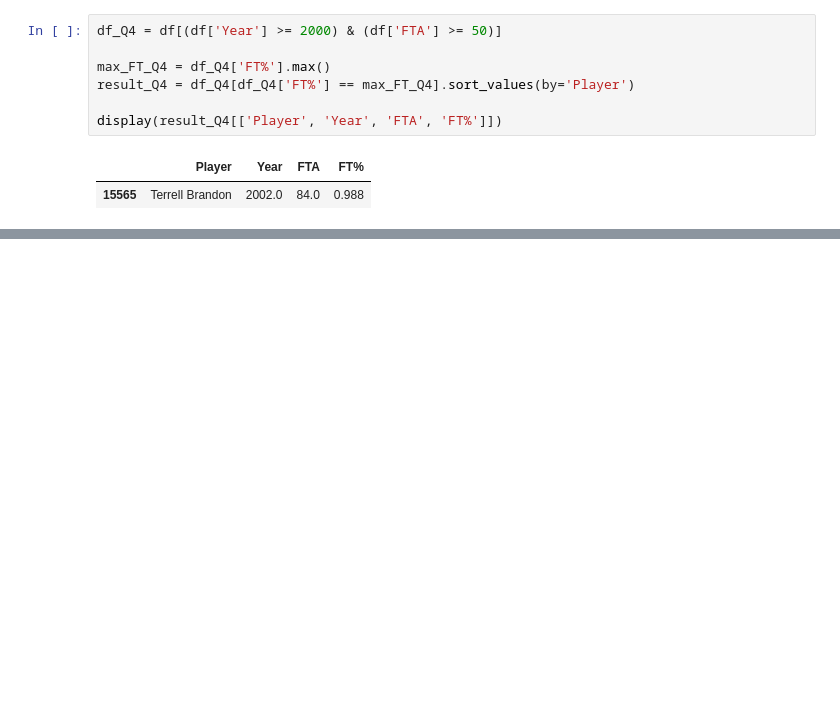
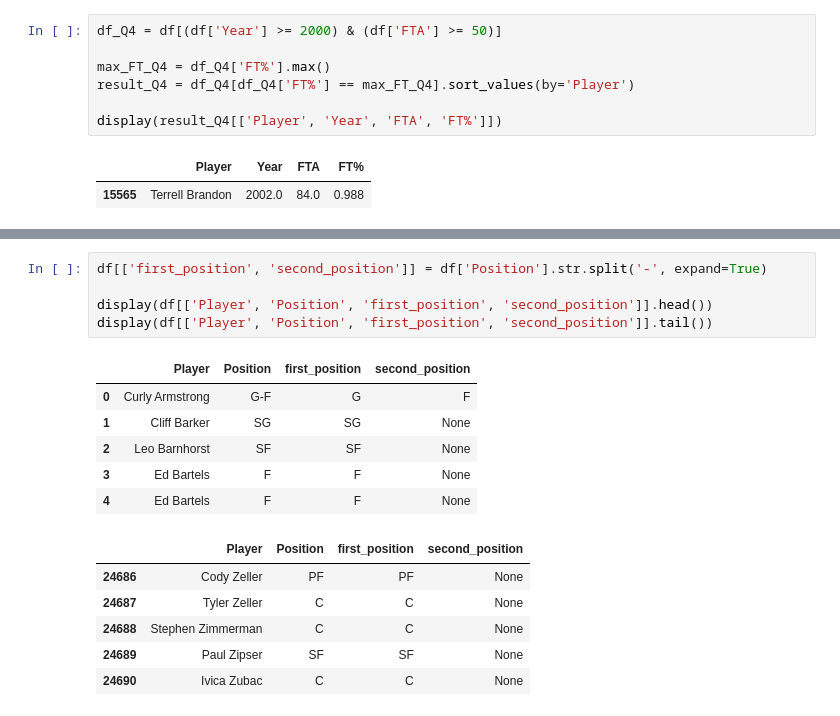
Before and after one commit to 97Peipei/QMSS-GR5072-Spring2026-HWs, a Jupyter notebook: homework-2-main/Submissions/ph2736-HU PEIPEI/HW02.ipynb, the cells around one changed output, grey strips where cells are left out. Cells and saved outputs as stored; diff of their text form; blank space fills up the shorter version.

```diff
--- a/homework-2-main/Submissions/ph2736-HU PEIPEI/HW02.ipynb
+++ b/homework-2-main/Submissions/ph2736-HU PEIPEI/HW02.ipynb
@@ -88,0 +105,18 @@ display(result_Q4[['Player', 'Year', 'FTA', 'FT%']])
+# %%
+df[['first_position', 'second_position']] = df['Position'].str.split('-', expand=True)
+
+display(df[['Player', 'Position', 'first_position', 'second_position']].head())
+display(df[['Player', 'Position', 'first_position', 'second_position']].tail())
+# %% [output]
+|  | Player | Position | first_position | second_position |
+| 0 | Curly Armstrong | G-F | G | F |
+| 1 | Cliff Barker | SG | SG | None |
+| 2 | Leo Barnhorst | SF | SF | None |
+| 3 | Ed Bartels | F | F | None |
+| 4 | Ed Bartels | F | F | None |
+|  | Player | Position | first_position | second_position |
+| 24686 | Cody Zeller | PF | PF | None |
+| 24687 | Tyler Zeller | C | C | None |
+| 24688 | Stephen Zimmerman | C | C | None |
+| 24689 | Paul Zipser | SF | SF | None |
+| 24690 | Ivica Zubac | C | C | None |
```
Also changed, not shown: parts of 3 cells of this notebook.
